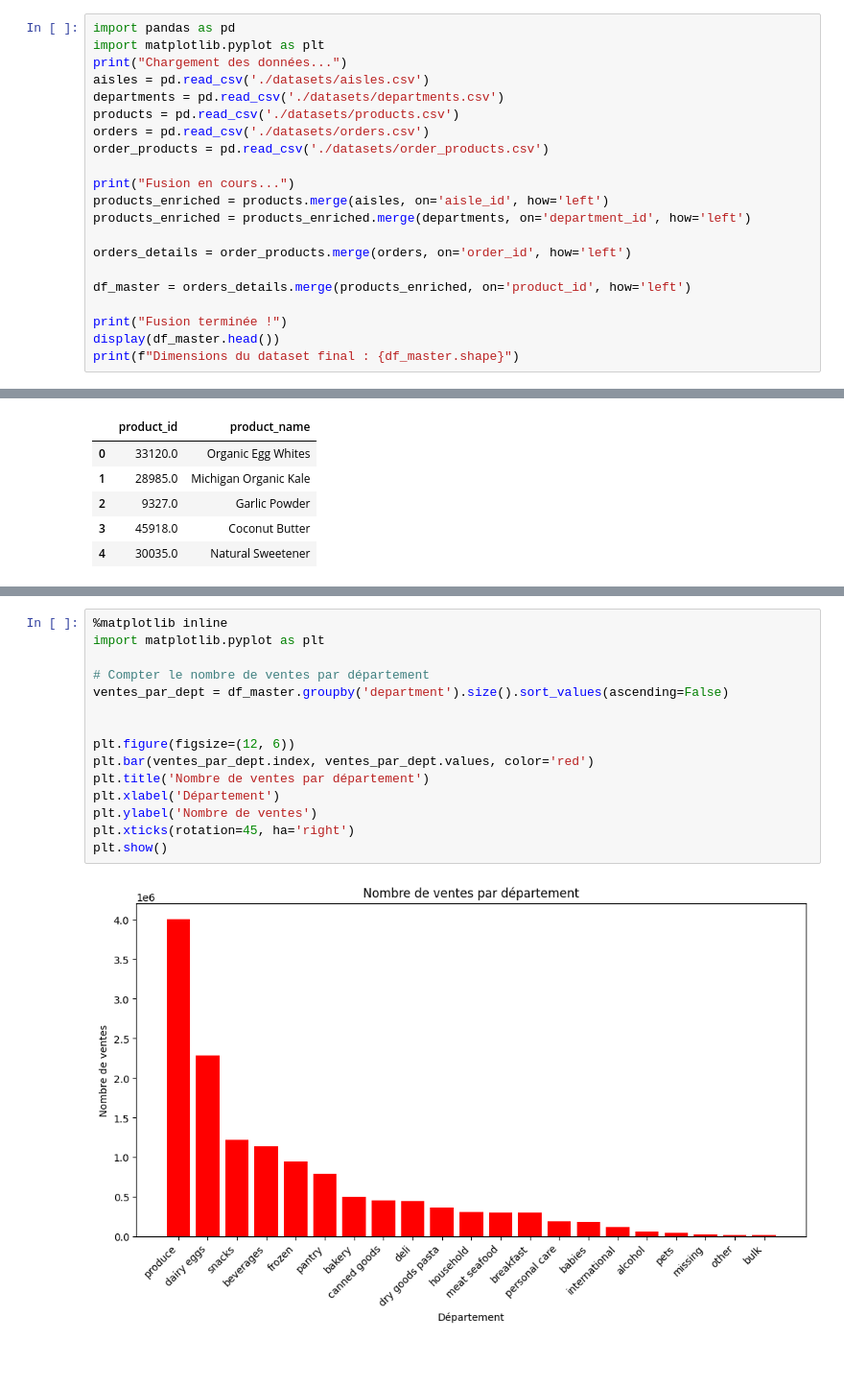
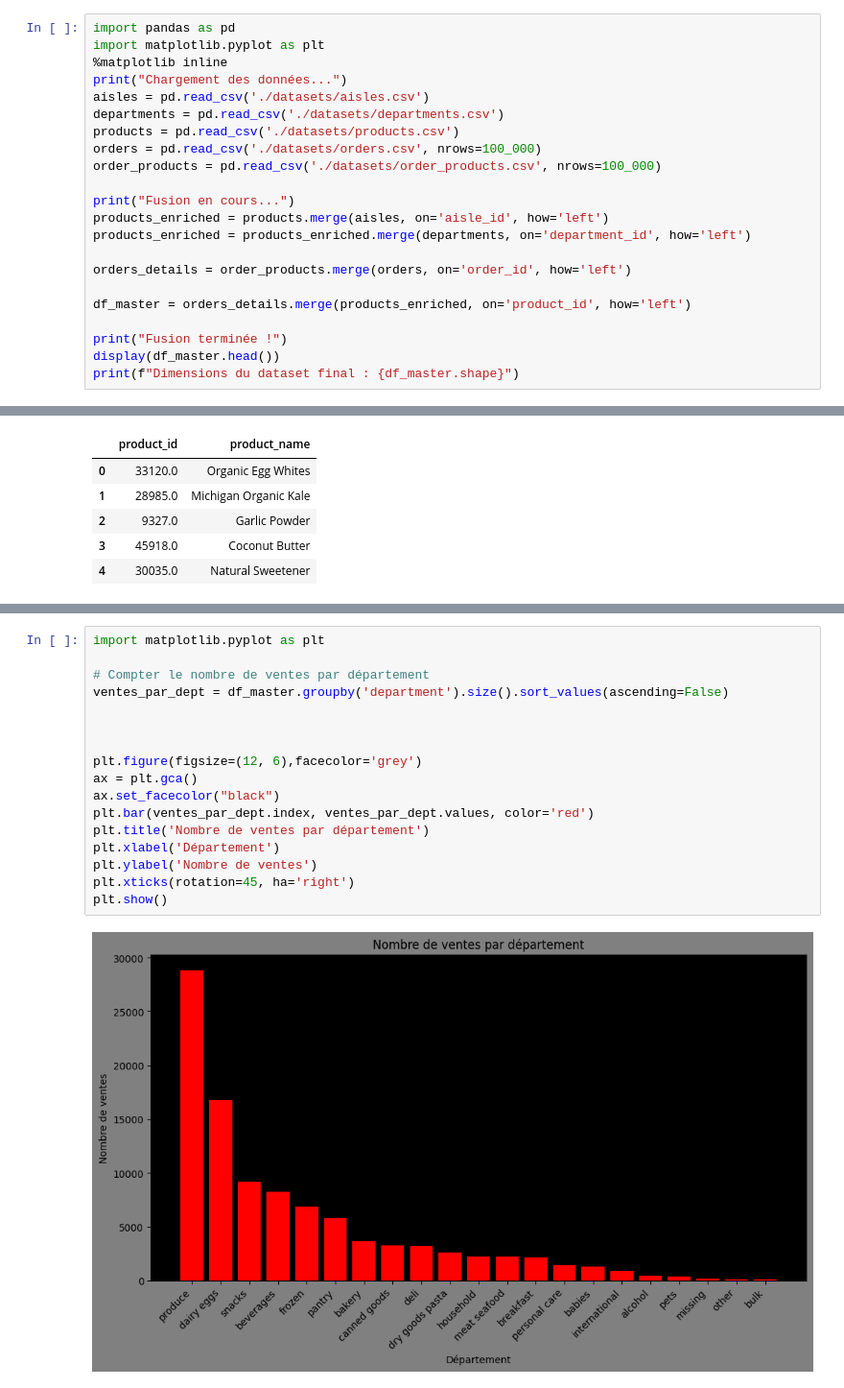
Before and after one commit to Slacknsss/NextBuy-Machine-Learning, a Jupyter notebook: notebookSLACK.ipynb, the cells around one changed output, grey strips where cells are left out. Shown at 96% size. Drawn from its saved outputs; the diff is of its cells as text; blank space fills up the shorter version.

```diff
--- a/notebookSLACK.ipynb
+++ b/notebookSLACK.ipynb
@@ -3,12 +4,13 @@
 # %%
 import pandas as pd
 import matplotlib.pyplot as plt
+%matplotlib inline
 print("Chargement des données...")
 aisles = pd.read_csv('./datasets/aisles.csv')
 departments = pd.read_csv('./datasets/departments.csv')
 products = pd.read_csv('./datasets/products.csv')
-orders = pd.read_csv('./datasets/orders.csv')
-order_products = pd.read_csv('./datasets/order_products.csv')
+orders = pd.read_csv('./datasets/orders.csv', nrows=100_000)
+order_products = pd.read_csv('./datasets/order_products.csv', nrows=100_000)
 
 print("Fusion en cours...")
 products_enriched = products.merge(aisles, on='aisle_id', how='left')
@@ -117,17 +121,19 @@ df.head()
 # %%
-%matplotlib inline
 import matplotlib.pyplot as plt
 
 # Compter le nombre de ventes par département
 ventes_par_dept = df_master.groupby('department').size().sort_values(ascending=False)
 
 
-plt.figure(figsize=(12, 6))
+
+plt.figure(figsize=(12, 6),facecolor='grey')
+ax = plt.gca()
+ax.set_facecolor("black")
 plt.bar(ventes_par_dept.index, ventes_par_dept.values, color='red')
 plt.title('Nombre de ventes par département')
 plt.xlabel('Département')
 plt.ylabel('Nombre de ventes')
 plt.xticks(rotation=45, ha='right')
 plt.show()
 # %% [output]
-[figure, old version]
+[figure, new version]
```
Also changed, not shown: parts of 29 cells of this notebook.
